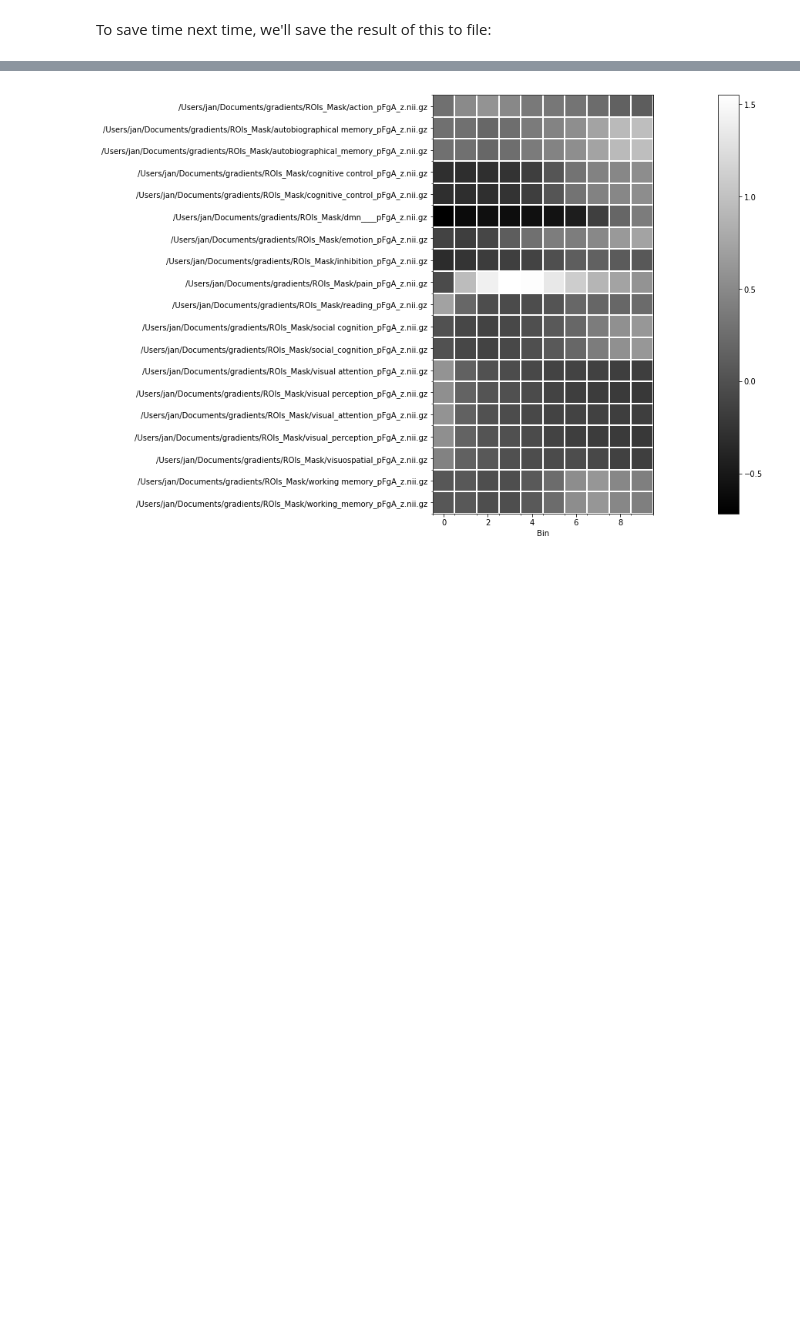
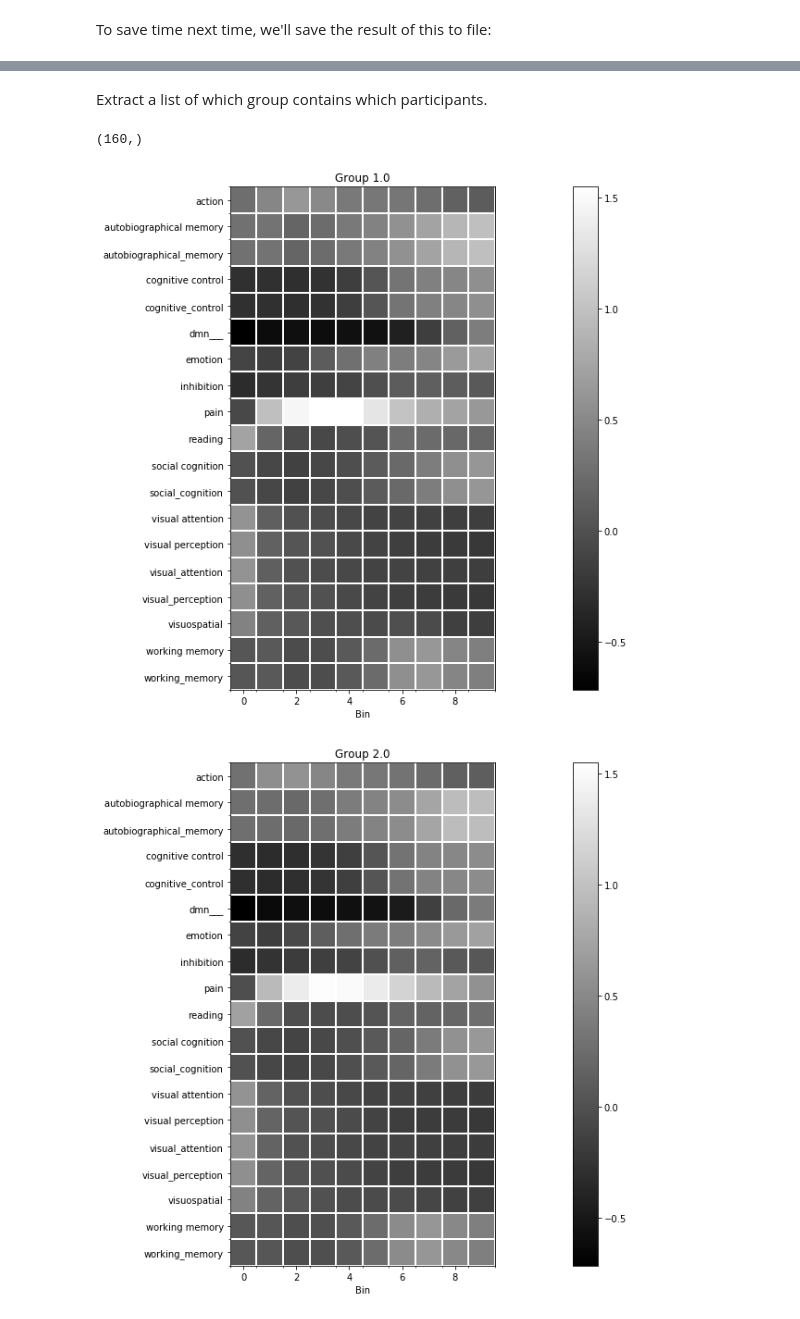
Before and after one commit to autism-research-centre/Autism-Gradients, a Jupyter notebook: 6b_networks-inside-gradients.ipynb, the cells around one changed output, grey strips where cells are left out. Drawn from its saved outputs; the diff is of its cells as text; code cells hidden in the pictures; blank space fills up the shorter version.

Commit message:
Add split plot

```diff
--- a/6b_networks-inside-gradients.ipynb
+++ b/6b_networks-inside-gradients.ipynb
@@ -70,3 +74,6 @@ for i1, zmapfile in enumerate(zmaps):
 To save time next time, we'll save the result of this to file:
 # %%
 np.save(os.path.join(os.getcwd(), 'data', 'average-z-scores'), zaverages)
+# %%
+zaverages = np.load(os.path.join(os.getcwd(), 'data', 'average-z-scores.npy'))
+zaverages.shape
@@ -73,20 +82,41 @@ np.save(os.path.join(os.getcwd(), 'data', 'average-z-scores'), zaverages)
+# %% [markdown]
+Extract a list of which group contains which participants.
+# %%
+df_phen = pd.read_csv('data' + os.sep + 'SelectedSubjects.csv')
+diagnosis = df_phen.loc[:, 'DX_GROUP']
+fileids = df_phen.loc[:, 'FILE_ID']
+
+groupvec = np.zeros(len(gradmaps[0]))
+for filenum, filename in enumerate(gradmaps[0]):
+    fileid = os.path.split(filename)[-1][5:-22]
+    groupvec[filenum] = (diagnosis[fileids.str.contains(fileid)])
+
+print(groupvec.shape)
+# %% [output]
+(160,)
 # %%
+for group in np.unique(groupvec):
+    plt.figure(figsize=(30, 10))
+    plt.imshow(zaverages[:, :, groupvec==group].mean(axis=2),
+               cmap='gray', interpolation='nearest',
+               vmin=zaverages[:, :, :].mean(axis=2).min(),
+               vmax=zaverages[:, :, :].mean(axis=2).max())
 
-sortorder = []
-plt.figure(figsize=(30, 10))
-plt.imshow(zaverages.mean(axis=2), cmap='gray', interpolation='nearest')
-ax = plt.gca()
-plt.xlabel('Bin')
-plt.colorbar(cmap='gray')
+    ax = plt.gca()
+    plt.xlabel('Bin')
+    plt.colorbar(cmap='gray')
+    plt.title('Group ' + str(group))
 
+    ylabels = [os.path.split(fname)[-1][0:-14] for fname in zmaps]
 
-ax.set_yticks(np.arange(0, len(zmaps), 1))
-ax.set_yticklabels(zmaps)
+    ax.set_yticks(np.arange(0, len(zmaps), 1))
+    ax.set_yticklabels(ylabels)
 
-ax.set_yticks(np.arange(-0.5, len(zmaps), 1), minor=True)
-ax.set_xticks(np.arange(-0.5, 10, 1), minor=True)
-ax.grid(which='minor', color='w', linewidth=2)
+    ax.set_yticks(np.arange(-0.5, len(zmaps), 1), minor=True)
+    ax.set_xticks(np.arange(-0.5, 10, 1), minor=True)
+    ax.grid(which='minor', color='w', linewidth=2)
 
 pass
 # %% [output]
-[figure, old version]
+[figure, new version]
+[figure, added]
```
Also changed, not shown: parts of 4 cells of this notebook.
